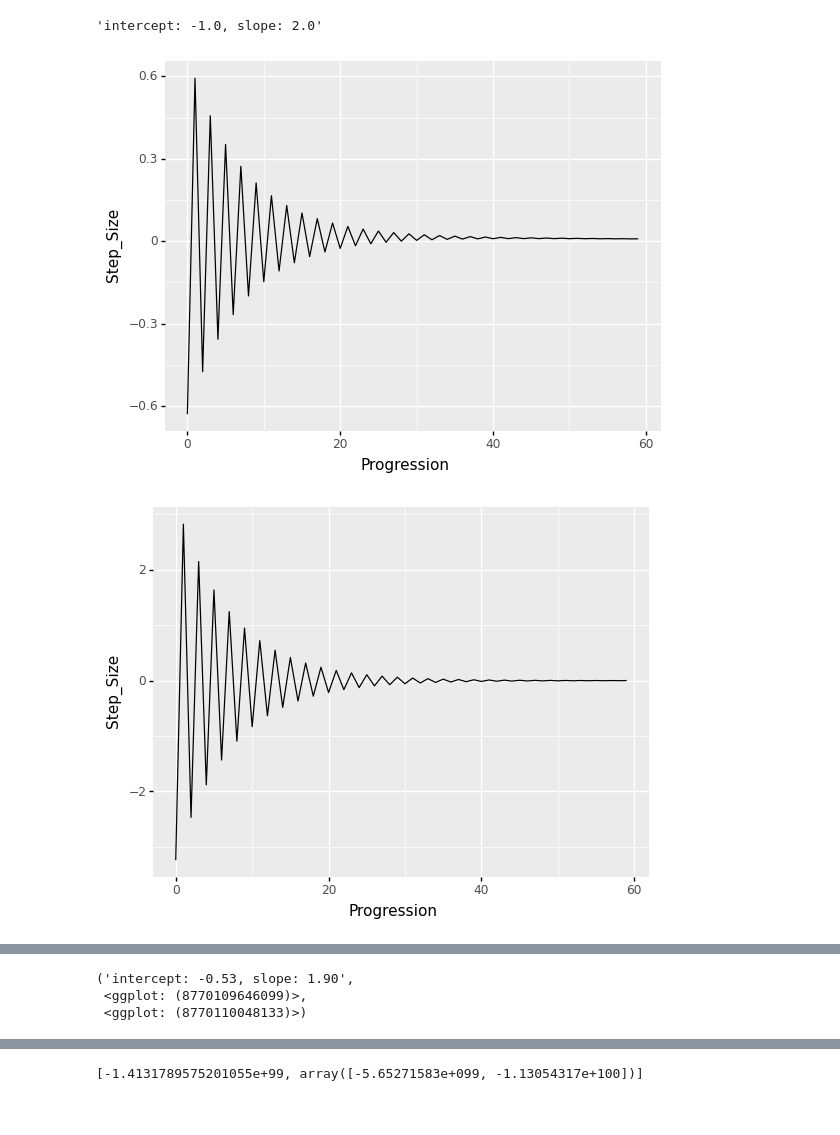
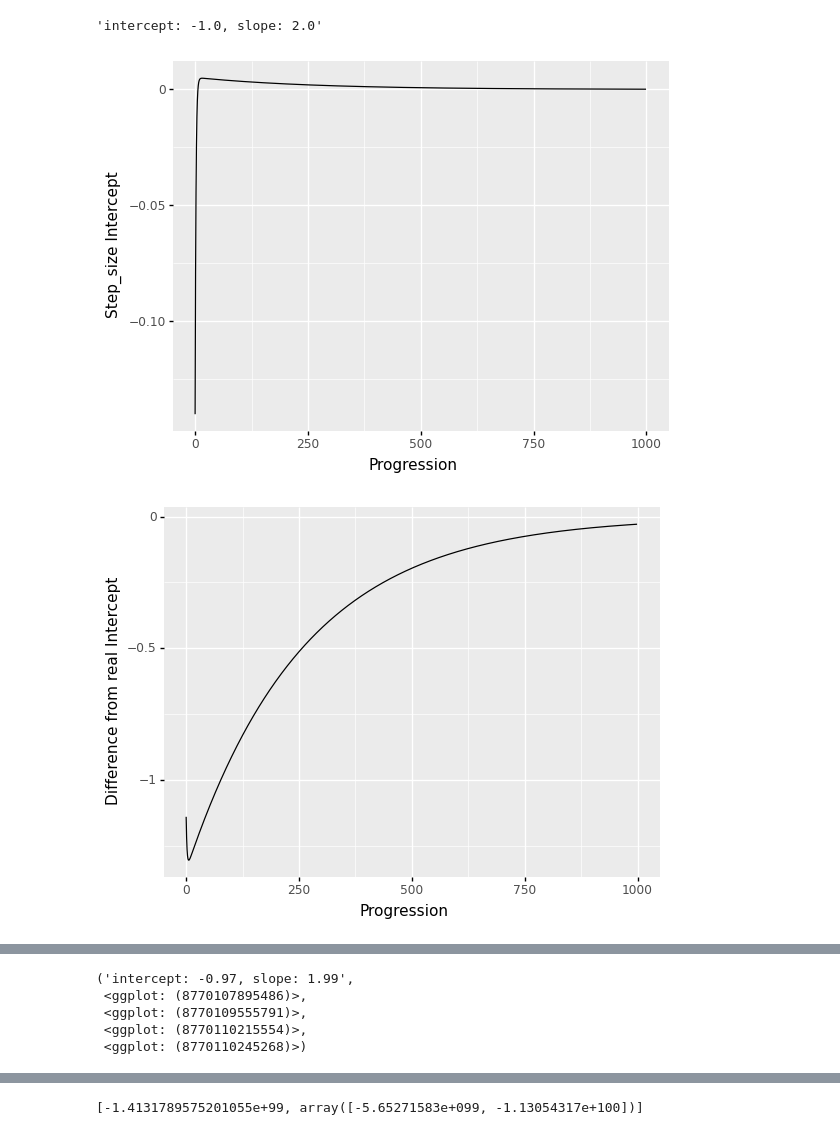
Before and after one commit to mertgoksel/Learning, a Jupyter notebook: Regression/Handmadelinear.ipynb, the cells around one changed output, grey strips where cells are left out. Cells and saved outputs as stored; diff of their text form; code cells hidden in the pictures.

Commit message:
Added more visual

```diff
--- a/Regression/Handmadelinear.ipynb
+++ b/Regression/Handmadelinear.ipynb
@@ -34,6 +34,8 @@ def linear_simple_gradient(x,y,learning_rate,epochs):
     intercept = slope = 0
     intercept_steps = []
     slope_steps = []
+    difference_intercept = []
+    difference_slope = []
     for i in range(epochs):
         y_pred = intercept + slope * x
         int_der = -2 * sum(y - y_pred) / len(x) #MSE derivative for intercept
@@ -44,19 +46,39 @@ def linear_simple_gradient(x,y,learning_rate,epochs):
         slope_steps.append(stepsize_slope)
         intercept = intercept - stepsize_int
         slope = slope - stepsize_slope
+        difference_intercept.append(-1 - intercept)
+        difference_slope.append(2 - slope)
     intercept_steps = pd.DataFrame({"x":intercept_steps})
     slope_steps = pd.DataFrame({"x":slope_steps})
-    a = (
-        pt.ggplot(intercept_steps) + pt.aes(intercept_steps.index.values.tolist(), "x") + pt.geom_line() + pt.ylab("Step_Size") +
-        pt.xlab("Progression")
+    difference_intercept = pd.DataFrame({"x":difference_intercept})
+    difference_slope = pd.DataFrame({"x":difference_slope})
+    a = (pt.ggplot(intercept_steps) +
+         pt.aes(intercept_steps.index.values.tolist(), "x") +
+         pt.geom_line() +
+         pt.ylab("Step_size Intercept") +
+         pt.xlab("Progression")
     )
-    b = (
-        pt.ggplot(slope_steps) + pt.aes(intercept_steps.index.values.tolist(), "x") + pt.geom_line() + pt.ylab("Step_Size") +
-        pt.xlab("Progression")
+    b = (pt.ggplot(difference_intercept) +
+         pt.aes(intercept_steps.index.values.tolist(), "x") +
+         pt.geom_line() +
+         pt.ylab("Difference from real Intercept") +
+         pt.xlab("Progression")
     )
-    return f"intercept: {intercept:.2f}, slope: {slope:.2f}", a, b
+    c = (pt.ggplot(slope_steps) +
+         pt.aes(slope_steps.index.values.tolist(), "x") +
+         pt.geom_line() +
+         pt.ylab("Step_size") +
+         pt.xlab("Progression")
+    )
+    d = (pt.ggplot(difference_slope) +
+         pt.aes(slope_steps.index.values.tolist(), "x") +
+         pt.geom_line() +
+         pt.ylab("Difference from real Slope") +
+         pt.xlab("Progression")
+    )
+    return f"intercept: {intercept:.2f}, slope: {slope:.2f}", a, b,c,d
 # %%
-linear_simple_gradient(x,y,0.045,60)
+linear_simple_gradient(x,y,0.01,1000)
 # %% [output]
-[figure, old version]
+[figure, new version]
-[figure, old version]
+[figure, new version]
@@ -63,3 +87,5 @@ linear_simple_gradient(x,y,0.045,60)
-('intercept: -0.53, slope: 1.90',
- <ggplot: (8770109646099)>,
- <ggplot: (8770110048133)>)
+('intercept: -0.97, slope: 1.99',
+ <ggplot: (8770107895486)>,
+ <ggplot: (8770109555791)>,
+ <ggplot: (8770110215554)>,
+ <ggplot: (8770110245268)>)
```
Also changed, not shown: parts of 2 cells of this notebook.
